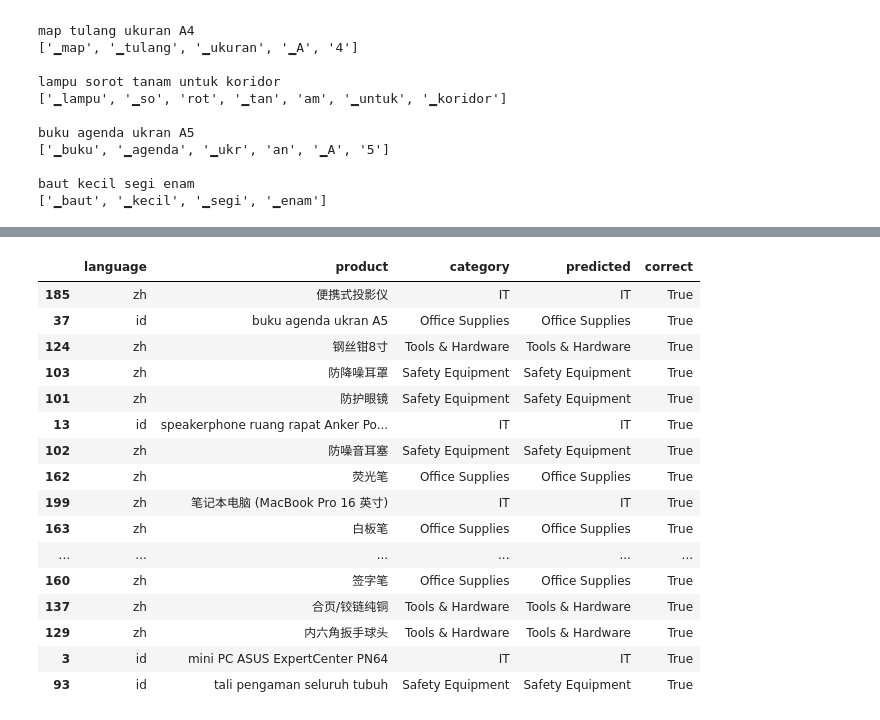
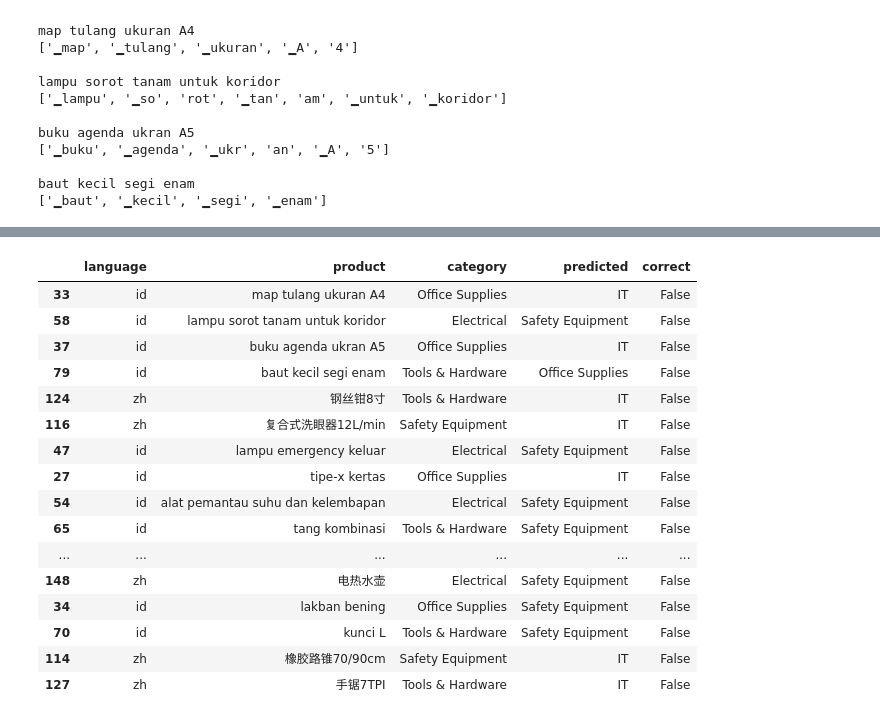
Before and after one commit to annisatzky-tech/chinese-indonesian-product-classification, a Jupyter notebook: notebooks/03_xlmr_model.ipynb, the cells around one changed output, grey strips where cells are left out. Saved outputs shown, nothing was run; the diff lists cells and outputs as text; code cells hidden in the pictures.

```diff
--- a/notebooks/03_xlmr_model.ipynb
+++ b/notebooks/03_xlmr_model.ipynb
@@ -211,36 +211,36 @@ plt.show()
 # %%
 xlmr_test_results = df.loc[x_test.index, [
     'language',
     'product',
     'category'
 ]].copy()
 
 xlmr_test_results['predicted'] = [
     id2label[i] for i in y_pred_xlmr
 ]
 
 xlmr_test_results['correct'] = (
     xlmr_test_results['category']
     == xlmr_test_results['predicted']
 )
 
-xlmr_test_results[xlmr_test_results['correct'] == True]
+xlmr_test_results[xlmr_test_results['correct'] == False]
 # %% [output]
 |  | language | product | category | predicted | correct |
-| 185 | zh | 便携式投影仪 | IT | IT | True |
-| 37 | id | buku agenda ukran A5 | Office Supplies | Office Supplies | True |
-| 124 | zh | 钢丝钳8寸 | Tools & Hardware | Tools & Hardware | True |
-| 103 | zh | 防降噪耳罩 | Safety Equipment | Safety Equipment | True |
-| 101 | zh | 防护眼镜 | Safety Equipment | Safety Equipment | True |
-| 13 | id | speakerphone ruang rapat Anker Po... | IT | IT | True |
-| 102 | zh | 防噪音耳塞 | Safety Equipment | Safety Equipment | True |
-| 162 | zh | 荧光笔 | Office Supplies | Office Supplies | True |
-| 199 | zh | 笔记本电脑 (MacBook Pro 16 英寸) | IT | IT | True |
-| 163 | zh | 白板笔 | Office Supplies | Office Supplies | True |
+| 33 | id | map tulang ukuran A4 | Office Supplies | IT | False |
+| 58 | id | lampu sorot tanam untuk koridor | Electrical | Safety Equipment | False |
+| 37 | id | buku agenda ukran A5 | Office Supplies | IT | False |
+| 79 | id | baut kecil segi enam | Tools & Hardware | Office Supplies | False |
+| 124 | zh | 钢丝钳8寸 | Tools & Hardware | IT | False |
+| 116 | zh | 复合式洗眼器12L/min | Safety Equipment | IT | False |
+| 47 | id | lampu emergency keluar | Electrical | Safety Equipment | False |
+| 27 | id | tipe-x kertas | Office Supplies | IT | False |
+| 54 | id | alat pemantau suhu dan kelembapan | Electrical | Safety Equipment | False |
+| 65 | id | tang kombinasi | Tools & Hardware | Safety Equipment | False |
 | ... | ... | ... | ... | ... | ... |
-| 160 | zh | 签字笔 | Office Supplies | Office Supplies | True |
-| 137 | zh | 合页/铰链纯铜 | Tools & Hardware | Tools & Hardware | True |
-| 129 | zh | 内六角扳手球头 | Tools & Hardware | Tools & Hardware | True |
-| 3 | id | mini PC ASUS ExpertCenter PN64 | IT | IT | True |
-| 93 | id | tali pengaman seluruh tubuh | Safety Equipment | Safety Equipment | True |
+| 148 | zh | 电热水壶 | Electrical | Safety Equipment | False |
+| 34 | id | lakban bening | Office Supplies | Safety Equipment | False |
+| 70 | id | kunci L | Tools & Hardware | Safety Equipment | False |
+| 114 | zh | 橡胶路锥70/90cm | Safety Equipment | IT | False |
+| 127 | zh | 手锯7TPI | Tools & Hardware | IT | False |
 # %%
```
Also changed, not shown: parts of 13 cells of this notebook, 3 other files.
